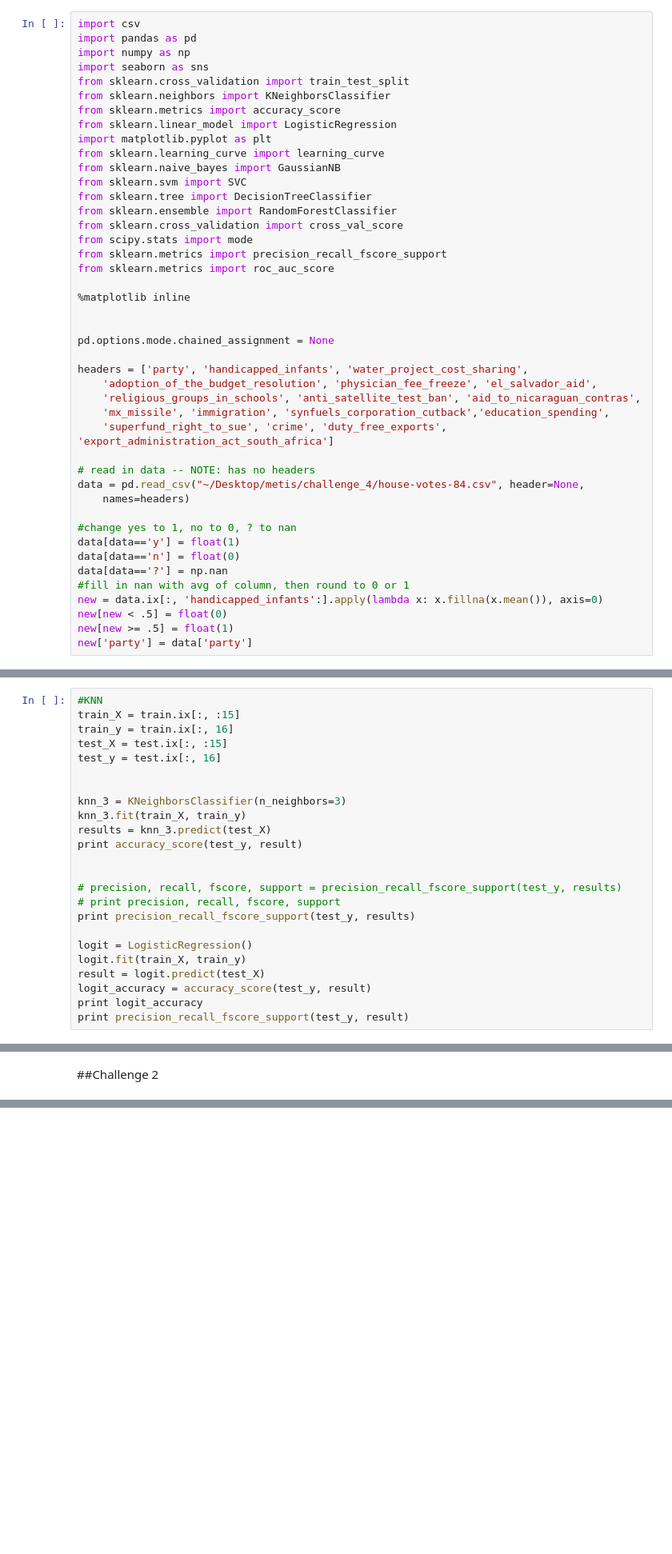
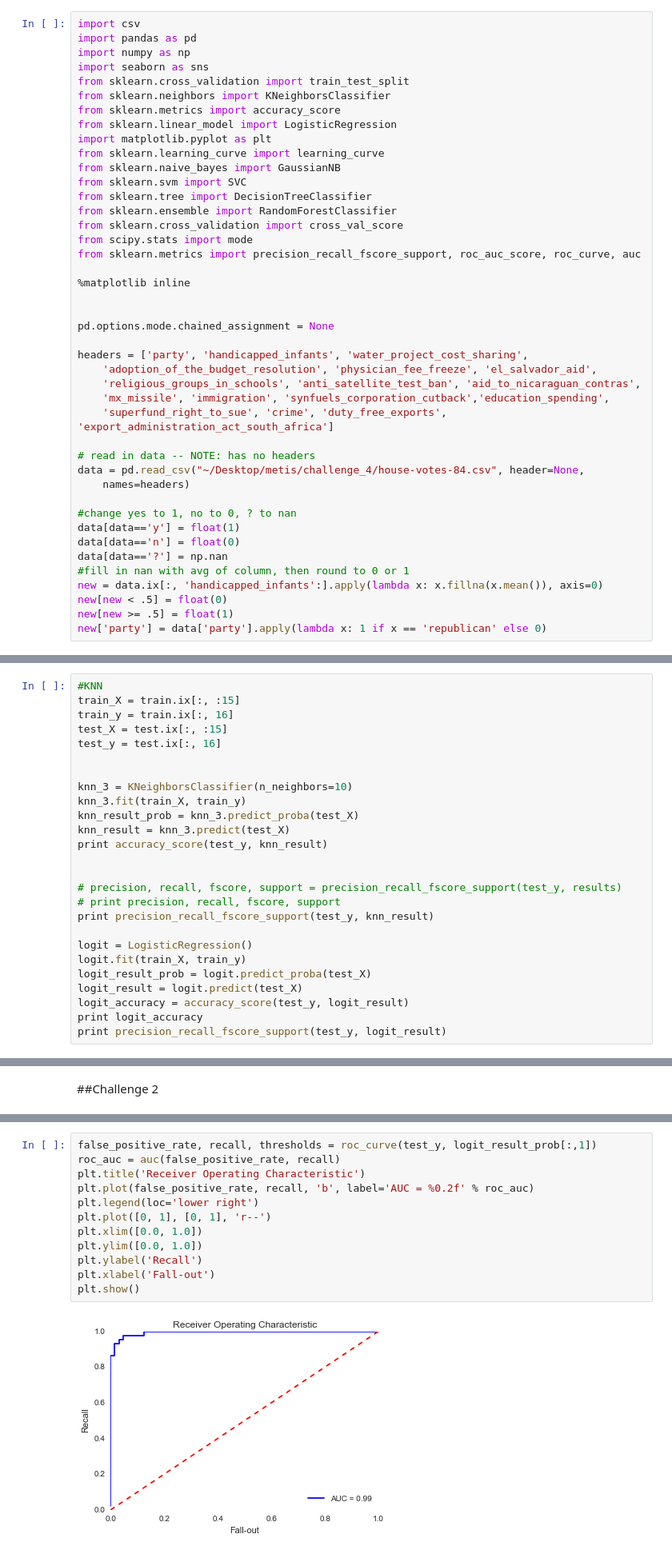
Before and after one commit to fmelp/metis, a Jupyter notebook: challenge_4/errors_challenges.ipynb, the cells around one changed output, grey strips where cells are left out. Shown: that part at 80% size. Cells and saved outputs as stored; diff of their text form; blank space fills up the shorter version.

```diff
--- a/challenge_4/errors_challenges.ipynb
+++ b/challenge_4/errors_challenges.ipynb
@@ -17,8 +17,7 @@ from sklearn.tree import DecisionTreeClassifier
 from sklearn.ensemble import RandomForestClassifier
 from sklearn.cross_validation import cross_val_score
 from scipy.stats import mode
-from sklearn.metrics import precision_recall_fscore_support
-from sklearn.metrics import roc_auc_score
+from sklearn.metrics import precision_recall_fscore_support, roc_auc_score, roc_curve, auc
 
 %matplotlib inline
 
@@ -43,7 +42,7 @@ data[data=='?'] = np.nan
 new = data.ix[:, 'handicapped_infants':].apply(lambda x: x.fillna(x.mean()), axis=0)
 new[new < .5] = float(0)
 new[new >= .5] = float(1)
-new['party'] = data['party']
+new['party'] = data['party'].apply(lambda x: 1 if x == 'republican' else 0)
 # %%
 def split_data(data):
     """
@@ -64,20 +63,22 @@ test_X = test.ix[:, :15]
 test_y = test.ix[:, 16]
 
 
-knn_3 = KNeighborsClassifier(n_neighbors=3)
+knn_3 = KNeighborsClassifier(n_neighbors=10)
 knn_3.fit(train_X, train_y)
-results = knn_3.predict(test_X)
-print accuracy_score(test_y, result)
+knn_result_prob = knn_3.predict_proba(test_X)
+knn_result = knn_3.predict(test_X)
+print accuracy_score(test_y, knn_result)
 
 
 # precision, recall, fscore, support = precision_recall_fscore_support(test_y, results)
 # print precision, recall, fscore, support
-print precision_recall_fscore_support(test_y, results)
+print precision_recall_fscore_support(test_y, knn_result)
 
 logit = LogisticRegression()
 logit.fit(train_X, train_y)
-result = logit.predict(test_X)
-logit_accuracy = accuracy_score(test_y, result)
+logit_result_prob = logit.predict_proba(test_X)
+logit_result = logit.predict(test_X)
+logit_accuracy = accuracy_score(test_y, logit_result)
 print logit_accuracy
-print precision_recall_fscore_support(test_y, result)
+print precision_recall_fscore_support(test_y, logit_result)
 # %% [output]
@@ -94,0 +91,14 @@ ValueError: Data is not binary and pos_label is not specified
+# %%
+false_positive_rate, recall, thresholds = roc_curve(test_y, logit_result_prob[:,1])
+roc_auc = auc(false_positive_rate, recall)
+plt.title('Receiver Operating Characteristic')
+plt.plot(false_positive_rate, recall, 'b', label='AUC = %0.2f' % roc_auc)
+plt.legend(loc='lower right')
+plt.plot([0, 1], [0, 1], 'r--')
+plt.xlim([0.0, 1.0])
+plt.ylim([0.0, 1.0])
+plt.ylabel('Recall')
+plt.xlabel('Fall-out')
+plt.show()
+# %% [output]
+[figure, added]
```
Also changed, not shown: parts of 11 cells of this notebook, 3 other files.
